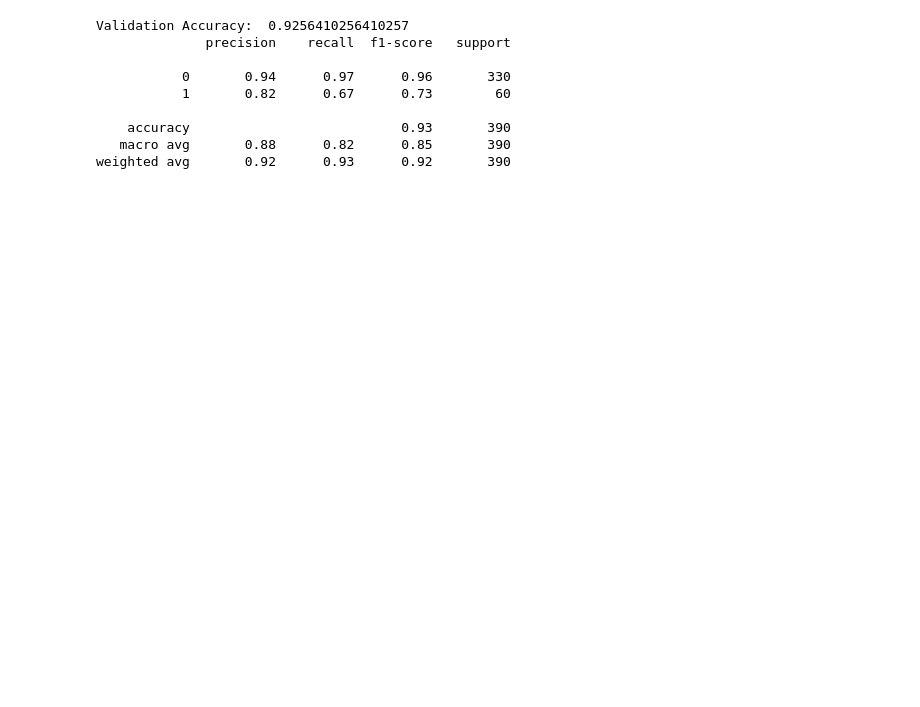
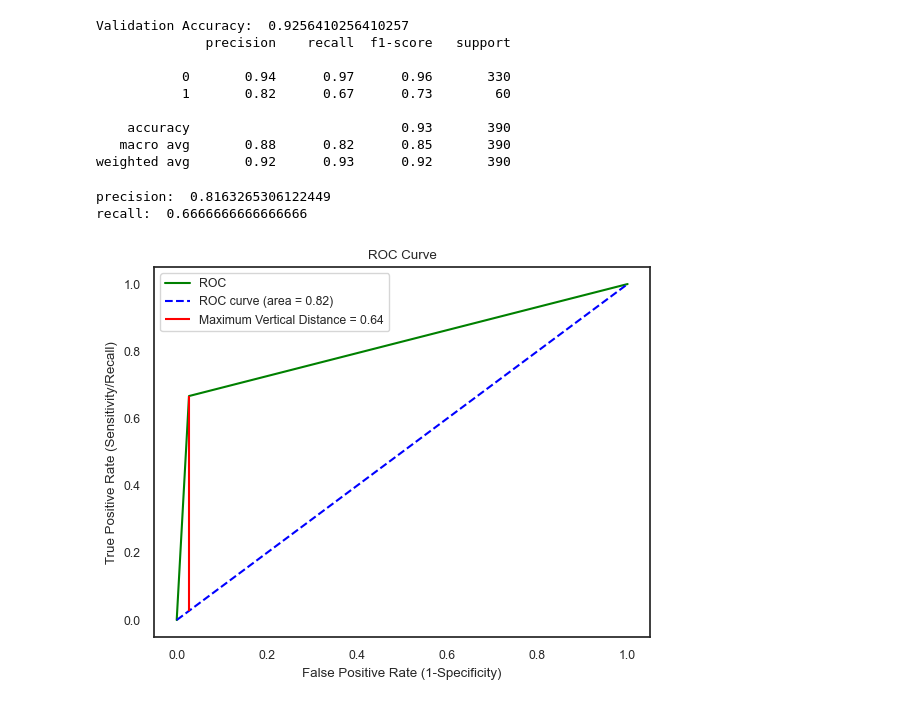
Before and after one commit to maalfarisi/Program, a Jupyter notebook: LR - Hyperparameter.ipynb, the cells around one changed output. Drawn from its saved outputs; the diff is of its cells as text; code cells hidden in the pictures; blank space fills up the shorter version.

```diff
--- a/LR - Hyperparameter.ipynb
+++ b/LR - Hyperparameter.ipynb
@@ -473,3 +525,36 @@ Validation Accuracy:  0.9256410256410257
     accuracy                           0.93       390
    macro avg       0.88      0.82      0.85       390
 weighted avg       0.92      0.93      0.92       390
+# %%
+from sklearn.metrics import precision_score, recall_score
+
+precision_val= precision_score(y_val1, validation, pos_label=1)
+recall_val = recall_score(y_val1, validation, pos_label=1)
+
+print("precision: ",precision_val)
+print("recall: ",recall_val)
+# %% [output]
+precision:  0.8163265306122449
+recall:  0.6666666666666666
+# %%
+#PLOTTING GRAPH for model 1
+#ROC curve
+from sklearn.metrics import roc_auc_score,roc_curve
+
+roc_auc_score(y_val1, validation)
+roc_curve(y_val1, validation)
+fpr,tpr,thresholds = roc_curve(y_val1, validation)
+auc = roc_auc_score(y_val1, validation)
+mvd = tpr[1]-fpr[1]
+plt.plot(fpr, tpr, color='green', label='ROC')
+plt.plot([0, 1], [0, 1], color='blue', linestyle='--',label='ROC curve (area = %0.2f)' % auc)
+plt.vlines(x = fpr, ymin = fpr, ymax = tpr,
+           colors = 'red',
+           label = 'Maximum Vertical Distance = %0.2f' % mvd)
+plt.xlabel('False Positive Rate (1-Specificity)')
+plt.ylabel('True Positive Rate (Sensitivity/Recall)')
+plt.title('ROC Curve')
+plt.legend()
+plt.show()
+# %% [output]
+[figure, added]
```
Also changed, not shown: parts of 4 cells of this notebook, 4 other files.
